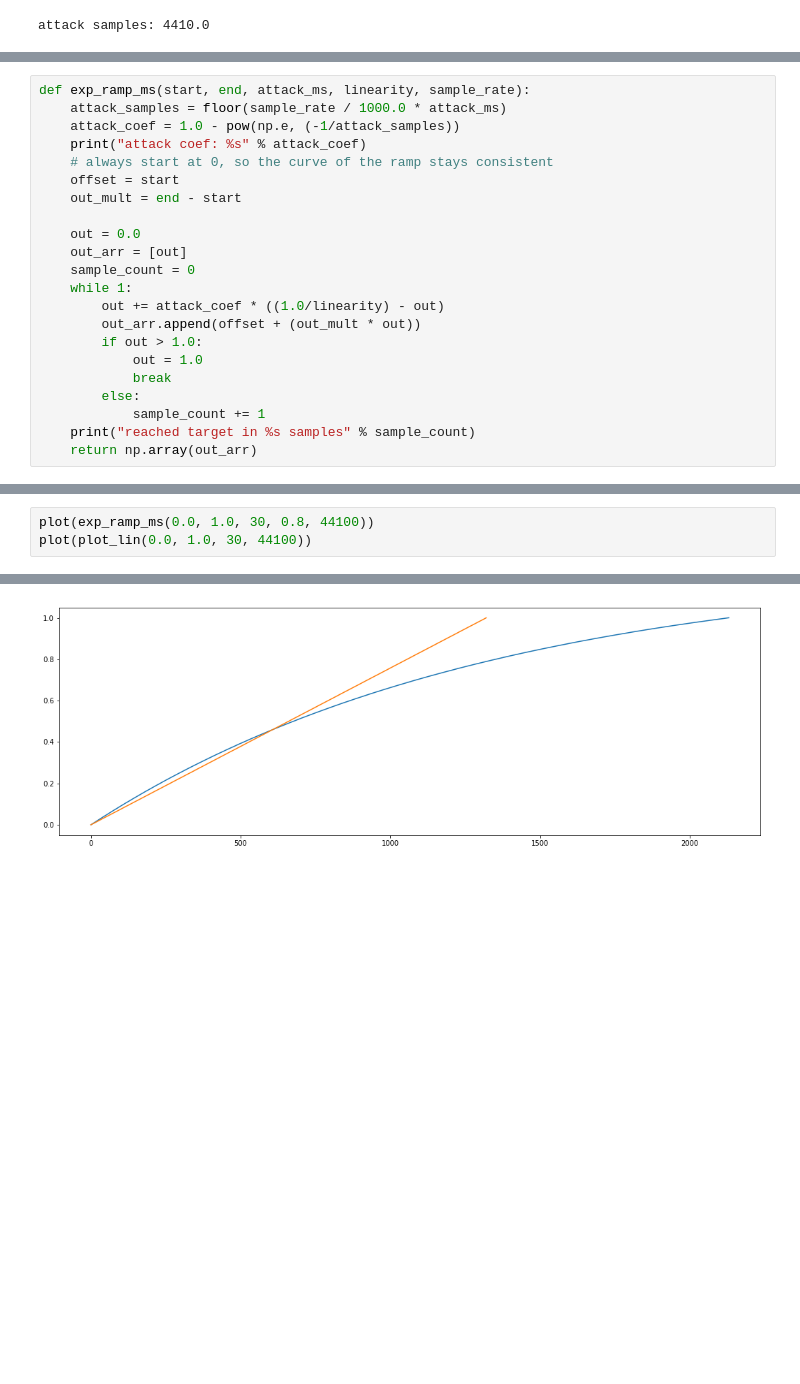
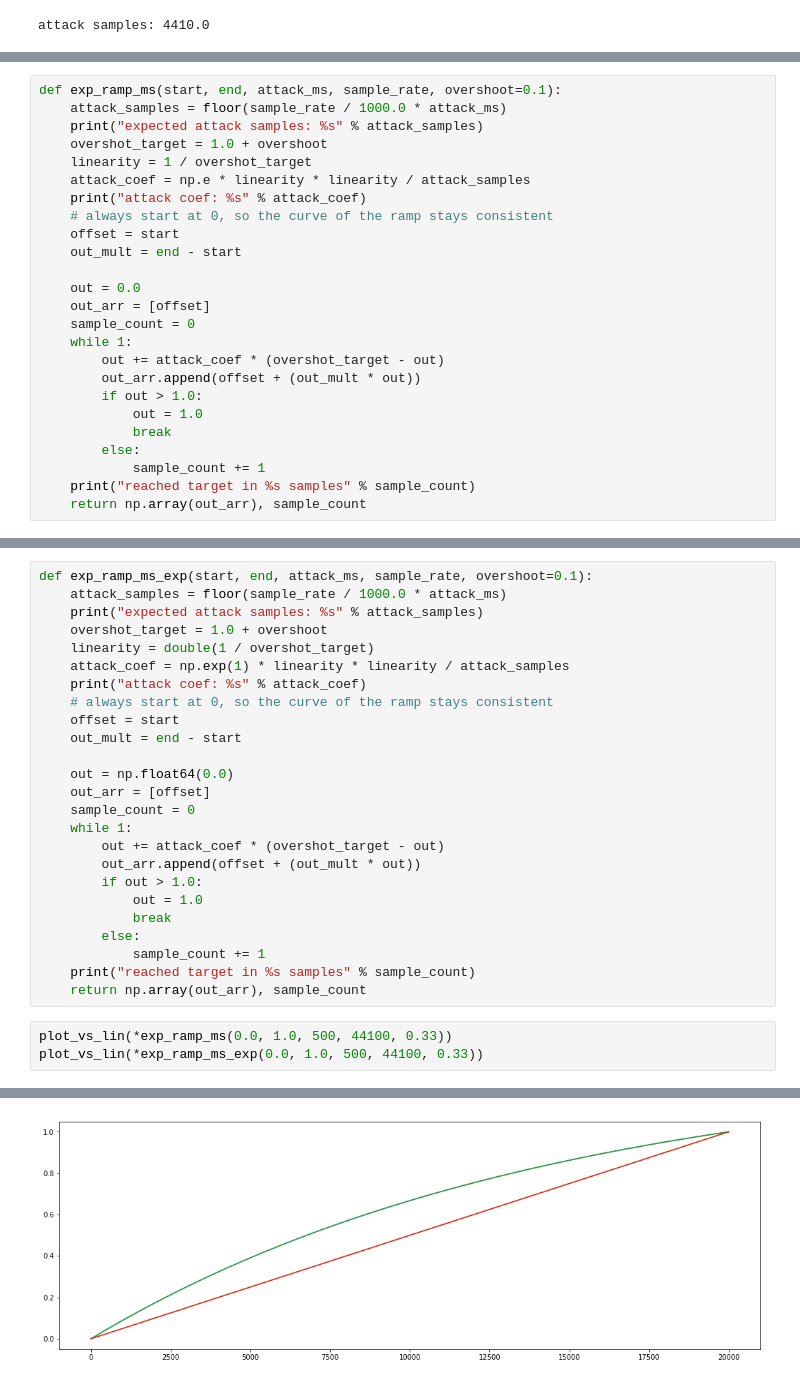
Before and after one commit to rknLA/pd-expline, a Jupyter notebook: notebook/01-exponents.ipynb, the cells around one changed output, grey strips where cells are left out. Cells and saved outputs as stored; diff of their text form; blank space fills up the shorter version.

Commit message:
Progress porting python code to pd
I think i just finished processing the `float` handler. still need to
implement the rest of the exp math.

```diff
--- a/notebook/01-exponents.ipynb
+++ b/notebook/01-exponents.ipynb
@@ -143,17 +191,20 @@ print(attack_coef_from_ms(0.88, 100, 44100))
 # %%
-def exp_ramp_ms(start, end, attack_ms, linearity, sample_rate):
+def exp_ramp_ms(start, end, attack_ms, sample_rate, overshoot=0.1):
     attack_samples = floor(sample_rate / 1000.0 * attack_ms)
-    attack_coef = 1.0 - pow(np.e, (-1/attack_samples))
+    print("expected attack samples: %s" % attack_samples)
+    overshot_target = 1.0 + overshoot
+    linearity = 1 / overshot_target
+    attack_coef = np.e * linearity * linearity / attack_samples
     print("attack coef: %s" % attack_coef)
     # always start at 0, so the curve of the ramp stays consistent
     offset = start
     out_mult = end - start
 
     out = 0.0
-    out_arr = [out]
+    out_arr = [offset]
     sample_count = 0
     while 1:
-        out += attack_coef * ((1.0/linearity) - out)
+        out += attack_coef * (overshot_target - out)
         out_arr.append(offset + (out_mult * out))
         if out > 1.0:
             out = 1.0
@@ -161,5 +212,5 @@ def exp_ramp_ms(start, end, attack_ms, linearity, sample_rate):
         else:
             sample_count += 1
     print("reached target in %s samples" % sample_count)
-    return np.array(out_arr)
+    return np.array(out_arr), sample_count
 # %%
@@ -182,4 +276,29 @@ def plot_lin(start, end, time_ms, sample_rate):
+# %%
+def exp_ramp_ms_exp(start, end, attack_ms, sample_rate, overshoot=0.1):
+    attack_samples = floor(sample_rate / 1000.0 * attack_ms)
+    print("expected attack samples: %s" % attack_samples)
+    overshot_target = 1.0 + overshoot
+    linearity = double(1 / overshot_target)
+    attack_coef = np.exp(1) * linearity * linearity / attack_samples
+    print("attack coef: %s" % attack_coef)
+    # always start at 0, so the curve of the ramp stays consistent
+    offset = start
+    out_mult = end - start
+
+    out = np.float64(0.0)
+    out_arr = [offset]
+    sample_count = 0
+    while 1:
+        out += attack_coef * (overshot_target - out)
+        out_arr.append(offset + (out_mult * out))
+        if out > 1.0:
+            out = 1.0
+            break
+        else:
+            sample_count += 1
+    print("reached target in %s samples" % sample_count)
+    return np.array(out_arr), sample_count
 # %%
-plot(exp_ramp_ms(0.0, 1.0, 30, 0.8, 44100))
-plot(plot_lin(0.0, 1.0, 30, 44100))
+plot_vs_lin(*exp_ramp_ms(0.0, 1.0, 500, 44100, 0.33))
+plot_vs_lin(*exp_ramp_ms_exp(0.0, 1.0, 500, 44100, 0.33))
 # %% [output]
@@ -189 +311 @@ reached target in 2129 samples
-[figure, old version]
+[figure, new version]
```
Also changed, not shown: parts of 56 cells of this notebook, 1 other file.
